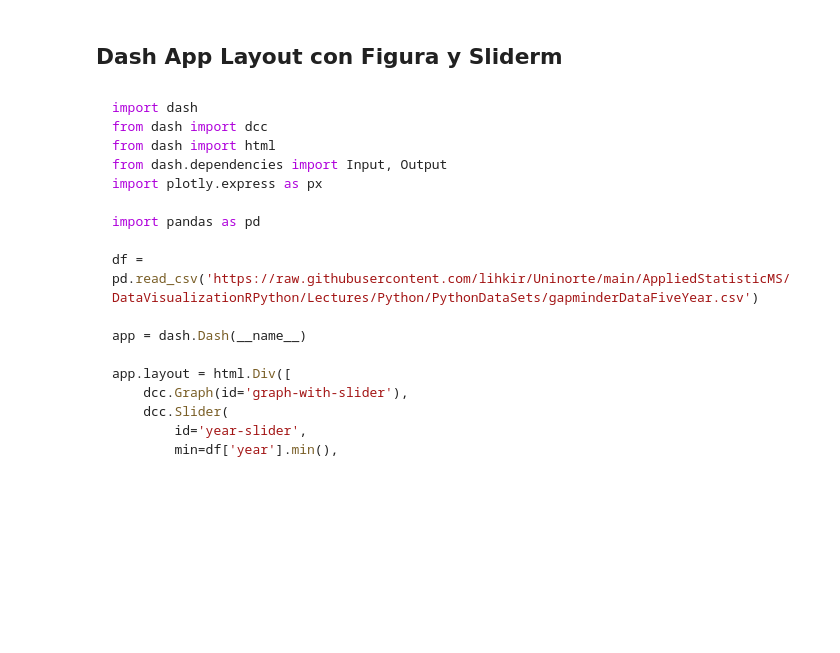
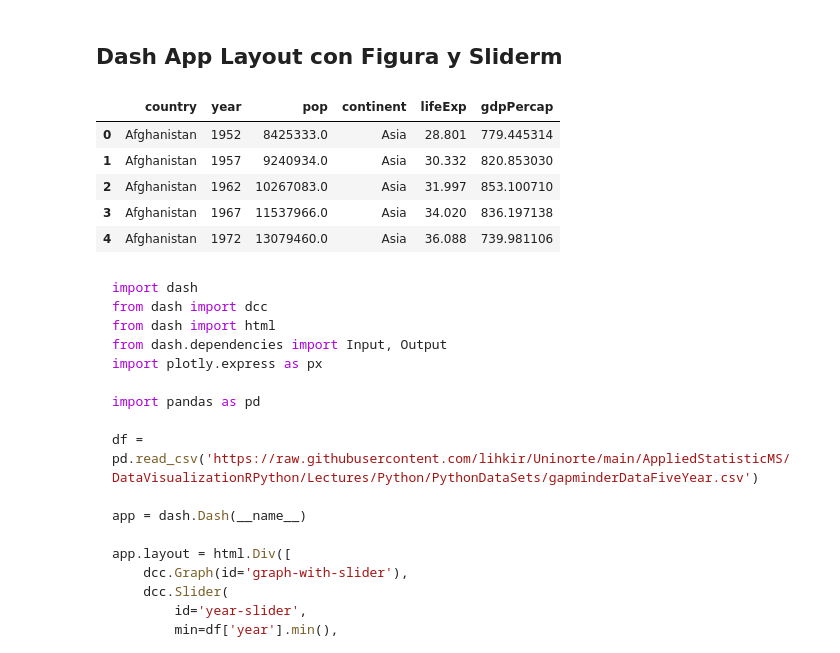
Before and after one commit to lihkir/DataVizPython, a Jupyter notebook: _sources/dash_dataviz.ipynb, the cells around one changed output. Drawn from its saved outputs; the diff is of its cells as text; code cells hidden in the pictures; blank space fills up the shorter version.

````diff
--- a/_sources/dash_dataviz.ipynb
+++ b/_sources/dash_dataviz.ipynb
@@ -543,6 +595,16 @@ if __name__ == '__main__':
 - Con la interactividad de `Dash`, podemos actualizar dinámicamente cualquier propiedad a través de una función `callback`. ¡Frecuentemente actualizaremos los `children` de un componente para mostrar nuevo texto o la figura de un componente `dcc.Graph` para mostrar nuevos datos, pero también podríamos actualizar el estilo de un componente o incluso las opciones disponibles de un componente `dcc.Dropdown`. Veamos otro ejemplo en el que un `dcc.Slider` actualiza un `dcc.Graph`.
 # %% [markdown]
 ## Dash App Layout con Figura y Sliderm
+# %%
+df = pd.read_csv('https://raw.githubusercontent.com/lihkir/Uninorte/main/AppliedStatisticMS/DataVisualizationRPython/Lectures/Python/PythonDataSets/gapminderDataFiveYear.csv')
+df.head()
+# %% [output]
+|  | country | year | pop | continent | lifeExp | gdpPercap |
+| 0 | Afghanistan | 1952 | 8425333.0 | Asia | 28.801 | 779.445314 |
+| 1 | Afghanistan | 1957 | 9240934.0 | Asia | 30.332 | 820.853030 |
+| 2 | Afghanistan | 1962 | 10267083.0 | Asia | 31.997 | 853.100710 |
+| 3 | Afghanistan | 1967 | 11537966.0 | Asia | 34.020 | 836.197138 |
+| 4 | Afghanistan | 1972 | 13079460.0 | Asia | 36.088 | 739.981106 |
 # %% [markdown]
 ```python
 import dash
````
Also changed, not shown: parts of 24 cells of this notebook, 10 other files.
